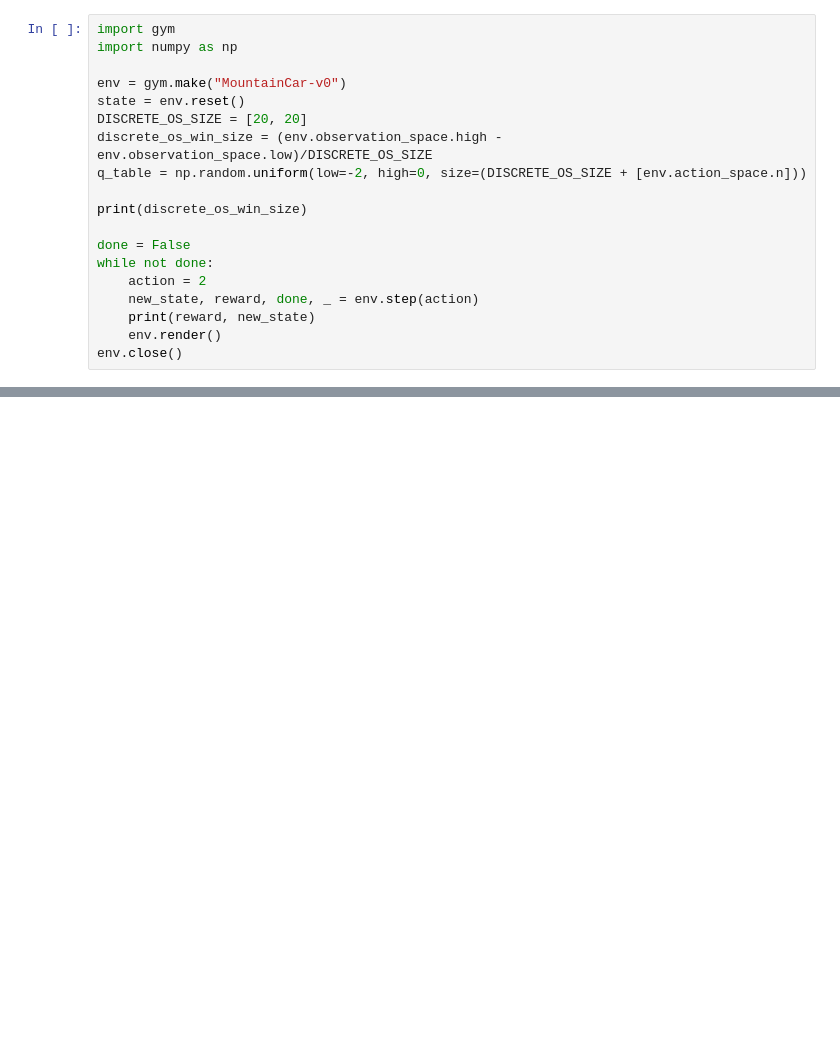
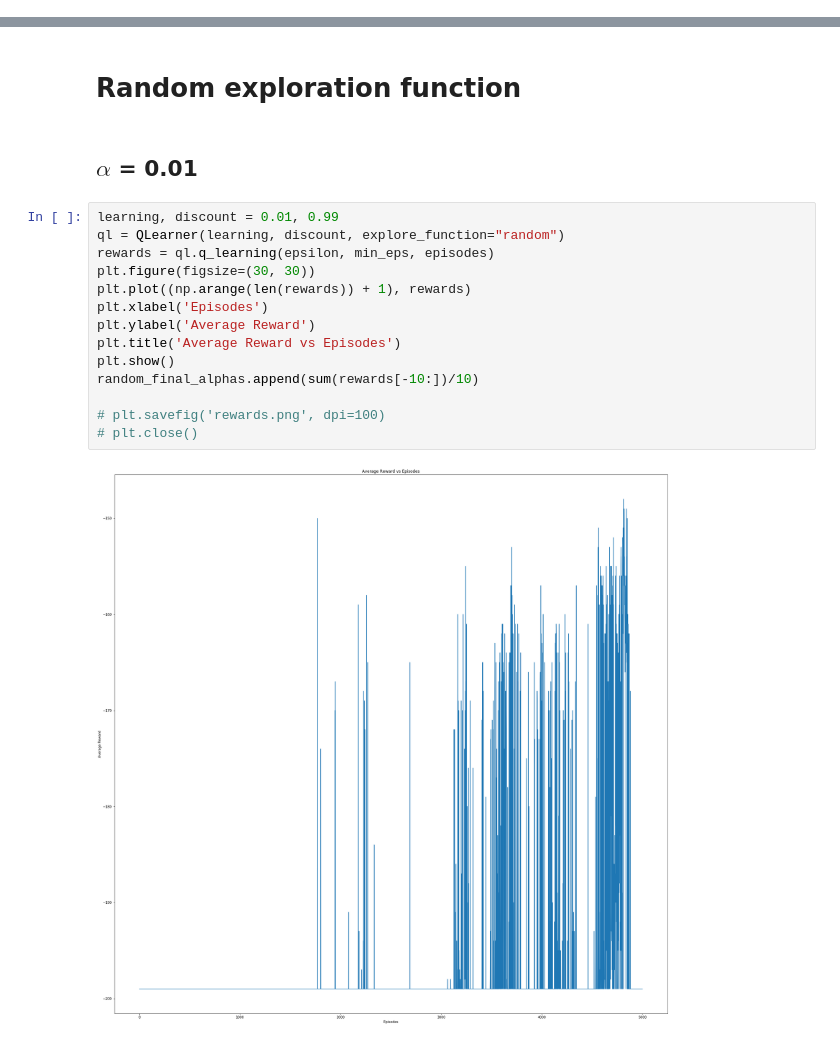
Before and after one commit to nimacgit/courses, a Jupyter notebook: AI/HW4.ipynb, the cells around one changed output, grey strips where cells are left out. Drawn from its saved outputs; the diff is of its cells as text; blank space fills up the shorter version.

```diff
--- a/AI/HW4.ipynb
+++ b/AI/HW4.ipynb
@@ -1,19 +0,0 @@
-# %%
-import gym
-import numpy as np
-
-env = gym.make("MountainCar-v0")
-state = env.reset()
-DISCRETE_OS_SIZE = [20, 20]
-discrete_os_win_size = (env.observation_space.high - env.observation_space.low)/DISCRETE_OS_SIZE
-q_table = np.random.uniform(low=-2, high=0, size=(DISCRETE_OS_SIZE + [env.action_space.n]))
-
-print(discrete_os_win_size)
-
-done = False
-while not done:
-    action = 2
-    new_state, reward, done, _ = env.step(action)
-    print(reward, new_state)
-    env.render()
-env.close()
@@ -38,0 +89,20 @@ KeyboardInterrupt:
+# %% [markdown]
+# Random exploration function
+# %% [markdown]
+## $\alpha$ = 0.01
+# %%
+learning, discount = 0.01, 0.99
+ql = QLearner(learning, discount, explore_function="random")
+rewards = ql.q_learning(epsilon, min_eps, episodes)
+plt.figure(figsize=(30, 30))
+plt.plot((np.arange(len(rewards)) + 1), rewards)
+plt.xlabel('Episodes')
+plt.ylabel('Average Reward')
+plt.title('Average Reward vs Episodes')
+plt.show()
+random_final_alphas.append(sum(rewards[-10:])/10)
+
+# plt.savefig('rewards.png', dpi=100)
+# plt.close()
+# %% [output]
+[figure, added]
```
Also changed, not shown: parts of 27 cells of this notebook, 11 other files.
